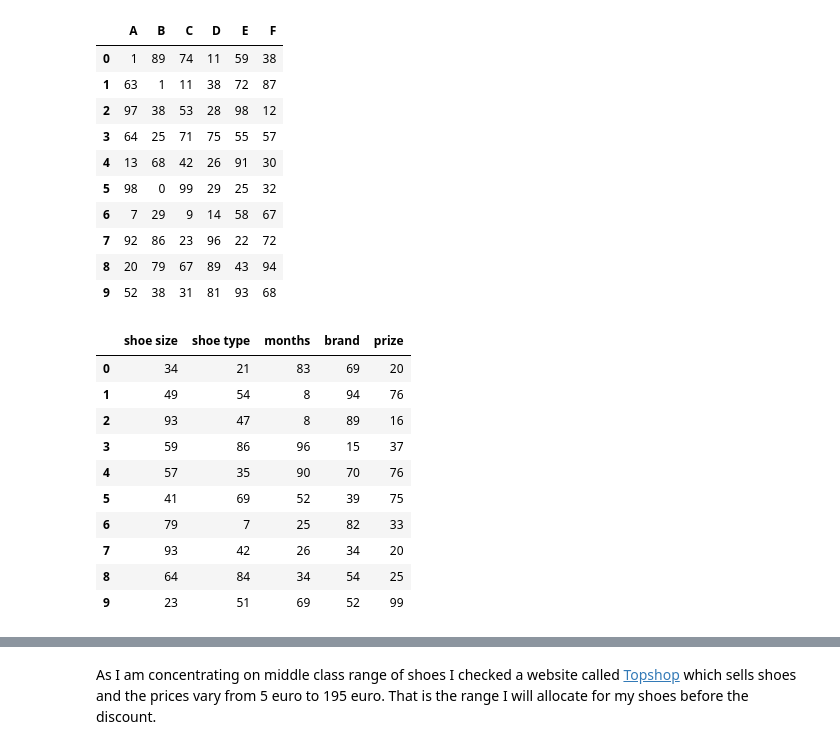
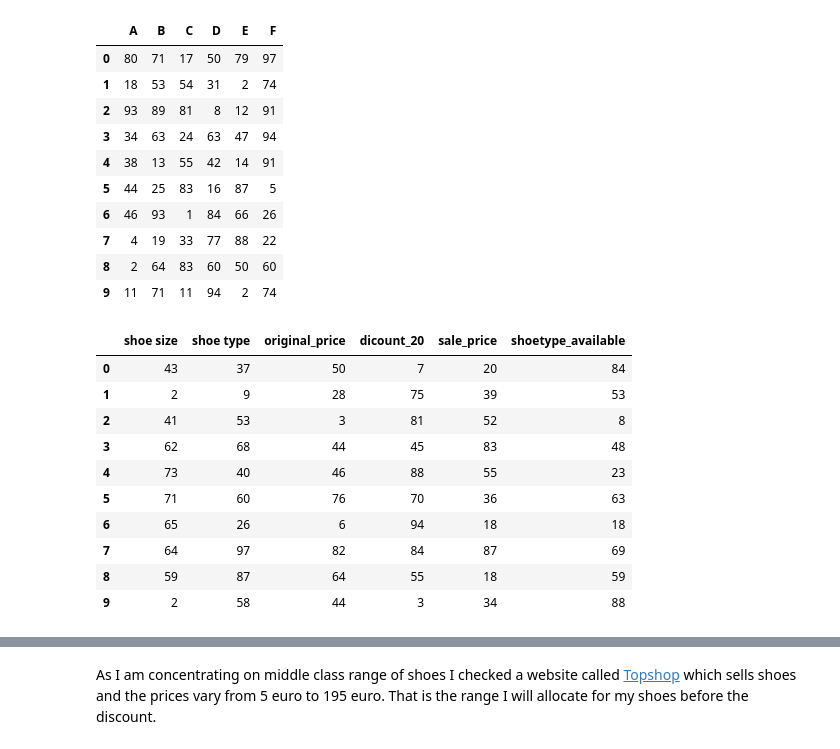
Before and after one commit to MartynaMisk/ProgrammingProject, a Jupyter notebook: RealwolrdPhenomenon.ipynb, the cells around one changed output, grey strips where cells are left out. Cells and saved outputs as stored; diff of their text form; code cells hidden in the pictures.

Commit message:
tidying up columns

```diff
--- a/RealwolrdPhenomenon.ipynb
+++ b/RealwolrdPhenomenon.ipynb
@@ -63,35 +75,33 @@ data #still not exactly what I am looking for.
 # %%
-data = pd.DataFrame(np.random.randint(0,100,size=(10, 6)), columns=list('ABCDEF'))
-data # more columns by increaing the size
+datadraft = pd.DataFrame(np.random.randint(0,100,size=(10, 6)), columns=list('ABCDEF'))
+datadraft # more columns by increaing the size to 6 and setting the names ABCDEF
 # %% [output]
 |  | A | B | C | D | E | F |
-| 0 | 1 | 89 | 74 | 11 | 59 | 38 |
-| 1 | 63 | 1 | 11 | 38 | 72 | 87 |
-| 2 | 97 | 38 | 53 | 28 | 98 | 12 |
-| 3 | 64 | 25 | 71 | 75 | 55 | 57 |
-| 4 | 13 | 68 | 42 | 26 | 91 | 30 |
-| 5 | 98 | 0 | 99 | 29 | 25 | 32 |
-| 6 | 7 | 29 | 9 | 14 | 58 | 67 |
-| 7 | 92 | 86 | 23 | 96 | 22 | 72 |
-| 8 | 20 | 79 | 67 | 89 | 43 | 94 |
-| 9 | 52 | 38 | 31 | 81 | 93 | 68 |
+| 0 | 80 | 71 | 17 | 50 | 79 | 97 |
+| 1 | 18 | 53 | 54 | 31 | 2 | 74 |
+| 2 | 93 | 89 | 81 | 8 | 12 | 91 |
+| 3 | 34 | 63 | 24 | 63 | 47 | 94 |
+| 4 | 38 | 13 | 55 | 42 | 14 | 91 |
+| 5 | 44 | 25 | 83 | 16 | 87 | 5 |
+| 6 | 46 | 93 | 1 | 84 | 66 | 26 |
+| 7 | 4 | 19 | 33 | 77 | 88 | 22 |
+| 8 | 2 | 64 | 83 | 60 | 50 | 60 |
+| 9 | 11 | 71 | 11 | 94 | 2 | 74 |
 # %%
-# now I want to name the columns
-data = pd.DataFrame(np.random.randint(0,100,size=(10, 5)), columns=('shoe size','shoe type','months','brand', 'prize'))
-data # what we have here is randomly generated numbers between 0 to 100
-# Here we have 100 data points and 4 variables
-# This is not exactly what I am looking for
-# I think we need more numerical values and I need to define what I am lookign for.
+# Here I want to assign the column names
+datadraft = pd.DataFrame(np.random.randint(0,100,size=(10, 6)), columns=('shoe size','shoe type','original_price','dicount_20', 'sale_price', 'shoetype_available'))
+datadraft
+# Here we have 100 data points randomly generated and 6 variables in only 10 columns
 # %% [output]
-|  | shoe size | shoe type | months | brand | prize |
-| 0 | 34 | 21 | 83 | 69 | 20 |
-| 1 | 49 | 54 | 8 | 94 | 76 |
-| 2 | 93 | 47 | 8 | 89 | 16 |
-| 3 | 59 | 86 | 96 | 15 | 37 |
-| 4 | 57 | 35 | 90 | 70 | 76 |
-| 5 | 41 | 69 | 52 | 39 | 75 |
-| 6 | 79 | 7 | 25 | 82 | 33 |
-| 7 | 93 | 42 | 26 | 34 | 20 |
-| 8 | 64 | 84 | 34 | 54 | 25 |
-| 9 | 23 | 51 | 69 | 52 | 99 |
+|  | shoe size | shoe type | original_price | dicount_20 | sale_price | shoetype_available |
+| 0 | 43 | 37 | 50 | 7 | 20 | 84 |
+| 1 | 2 | 9 | 28 | 75 | 39 | 53 |
+| 2 | 41 | 53 | 3 | 81 | 52 | 8 |
+| 3 | 62 | 68 | 44 | 45 | 83 | 48 |
+| 4 | 73 | 40 | 46 | 88 | 55 | 23 |
+| 5 | 71 | 60 | 76 | 70 | 36 | 63 |
+| 6 | 65 | 26 | 6 | 94 | 18 | 18 |
+| 7 | 64 | 97 | 82 | 84 | 87 | 69 |
+| 8 | 59 | 87 | 64 | 55 | 18 | 59 |
+| 9 | 2 | 58 | 44 | 3 | 34 | 88 |
 # %%
```
Also changed, not shown: parts of 33 cells of this notebook.
